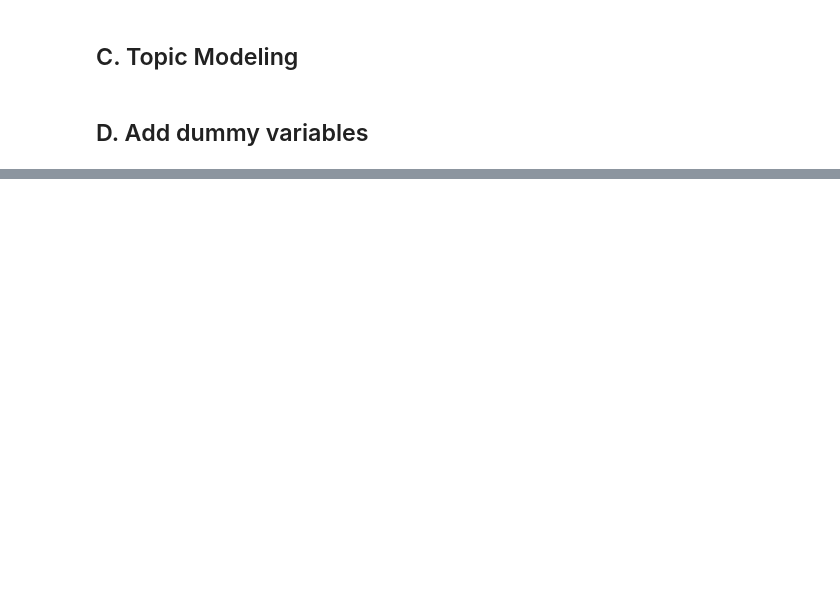
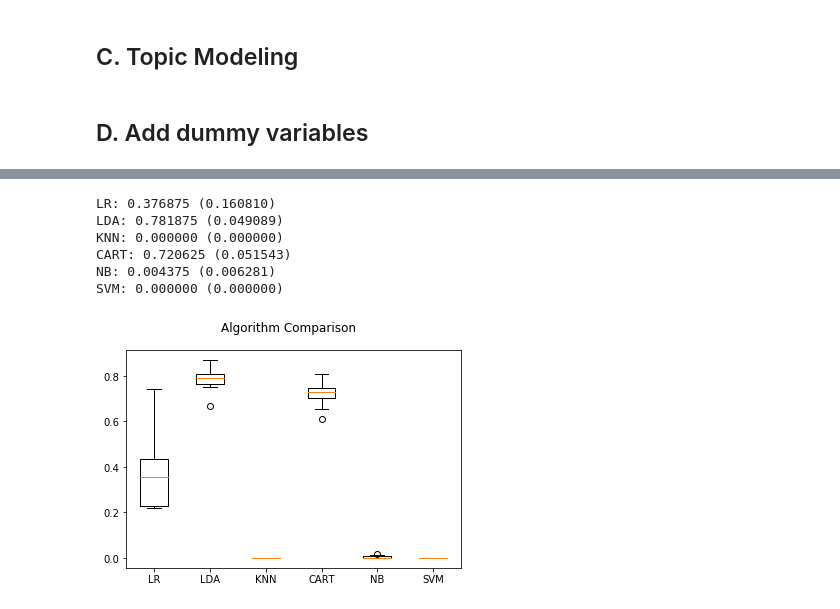
Before and after one commit to chrisgian/Capstone2-NLP-Hotel-Reviews, a Jupyter notebook: Capstone 2 - Topic Modeling and Prediction of Deceptive Reviews.ipynb, the cells around one changed output, grey strips where cells are left out. Saved outputs shown, nothing was run; the diff lists cells and outputs as text; code cells hidden in the pictures; blank space fills up the shorter version.

```diff
--- a/Capstone 2 - Topic Modeling and Prediction of Deceptive Reviews.ipynb
+++ b/Capstone 2 - Topic Modeling and Prediction of Deceptive Reviews.ipynb
@@ -363,0 +455,10 @@ SVM: 0.441250 (0.118196)
+# %%
+run_models(X3)
+# %% [output]
+LR: 0.376875 (0.160810)
+LDA: 0.781875 (0.049089)
+KNN: 0.000000 (0.000000)
+CART: 0.720625 (0.051543)
+NB: 0.004375 (0.006281)
+SVM: 0.000000 (0.000000)
+[figure, added]
```
Also changed, not shown: parts of 32 cells of this notebook.
